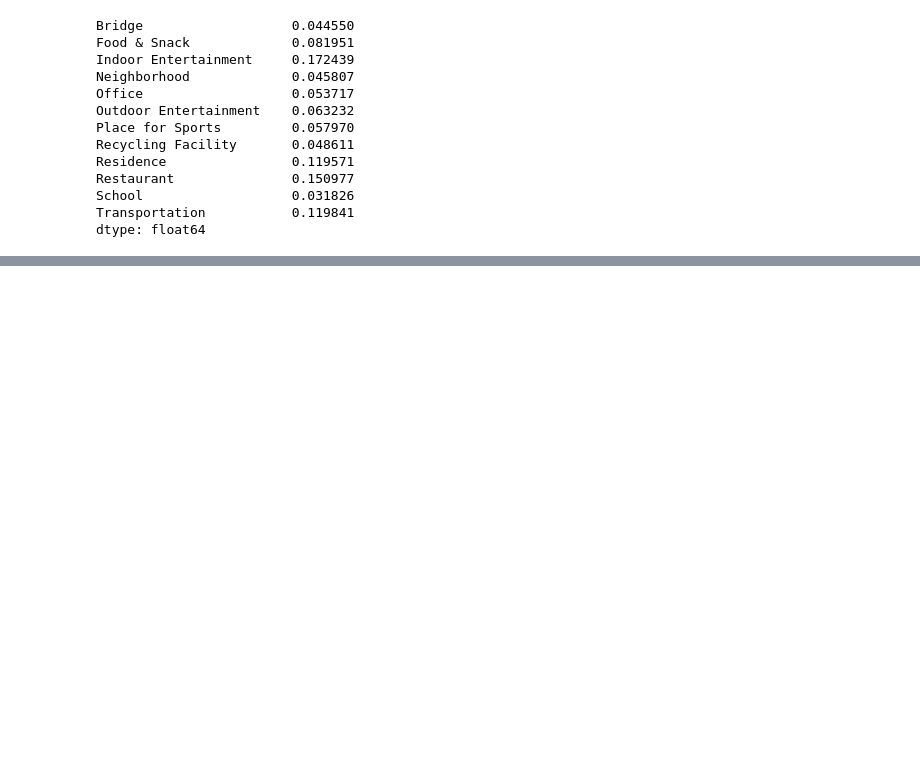
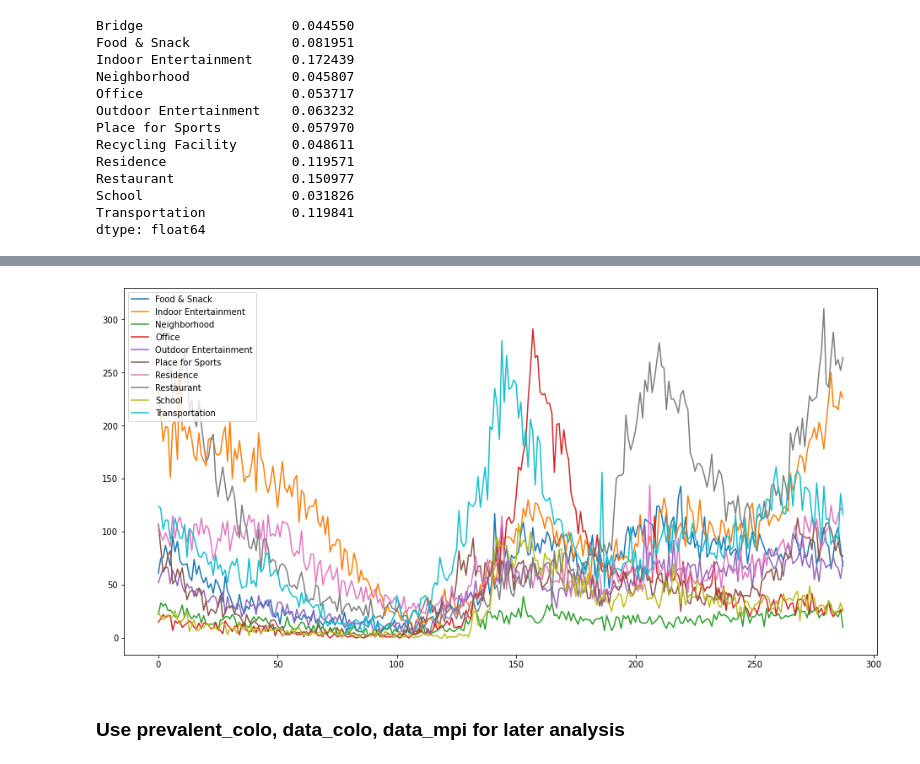
Before and after one commit to SU-Hongs/UROP_mining, a Jupyter notebook: FourSquare/analysis2.ipynb, the cells around one changed output, grey strips where cells are left out. Saved outputs shown, nothing was run; the diff lists cells and outputs as text; code cells hidden in the pictures; blank space fills up the shorter version.

```diff
--- a/FourSquare/analysis2.ipynb
+++ b/FourSquare/analysis2.ipynb
@@ -113,0 +137,12 @@ data_mpi.head()
+# %%
+import matplotlib.pyplot as plt
+
+plt.figure(figsize=(16,8))
+for colo in prevalent_colo:
+    plt.plot(data_colo[colo],label=colo)
+plt.legend()
+plt.show()
+# %% [output]
+[figure, added]
+# %% [markdown]
+### Use prevalent_colo, data_colo, data_mpi for later analysis
```
Also changed, not shown: parts of 7 cells of this notebook.
